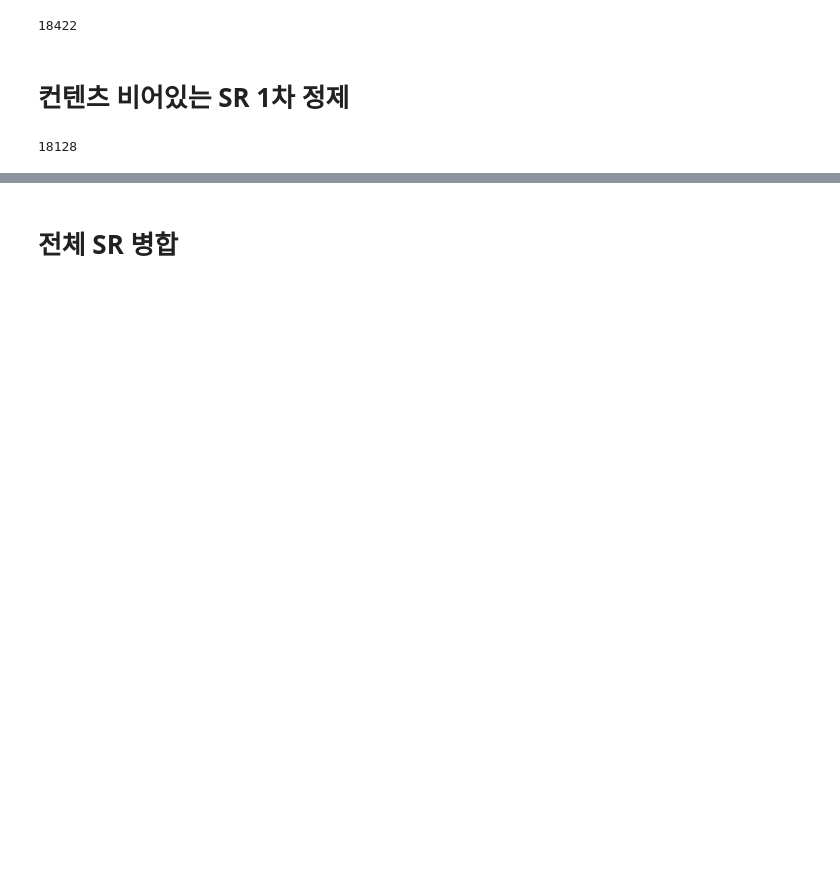
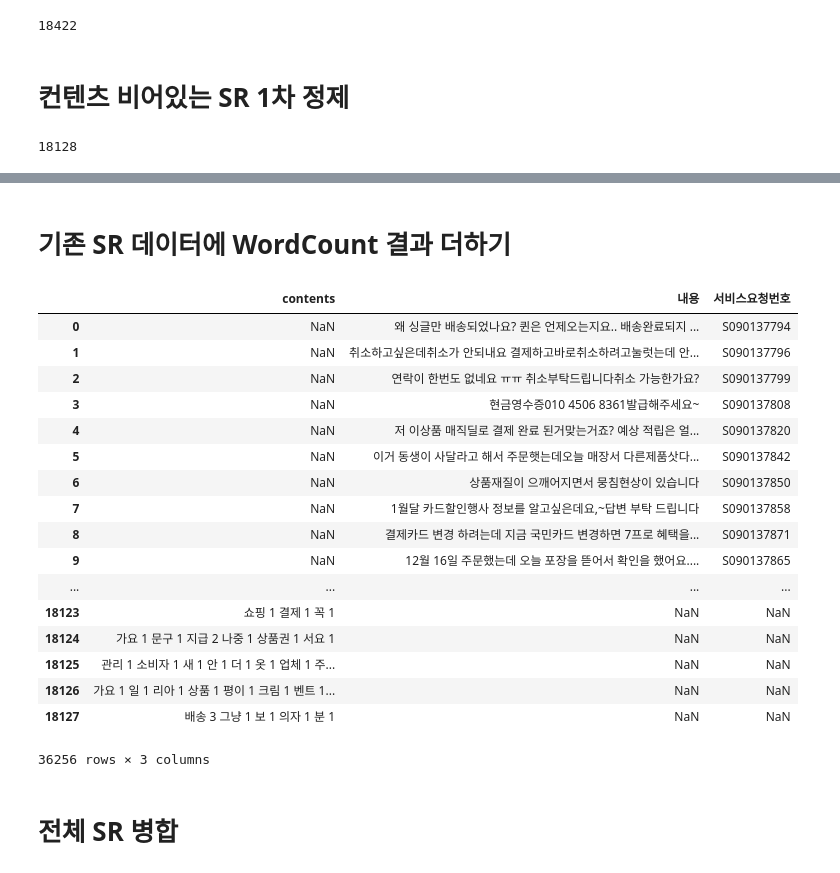
Before and after one commit to neep305/python-data-analysis, a Jupyter notebook: sr_data_analysis.ipynb, the cells around one changed output, grey strips where cells are left out. Drawn from its saved outputs; the diff is of its cells as text; code cells hidden in the pictures; blank space fills up the shorter version.

Commit message:
modified sr_data_analysis

```diff
--- a/sr_data_analysis.ipynb
+++ b/sr_data_analysis.ipynb
@@ -111,0 +96,3 @@ Counter({'배송': 1, '배송완료': 1, '싱글': 1, '완료': 1, '퀸': 1, '
+# %%
+for letter in count:
+    print(letter, count[letter])
@@ -111,0 +107,4 @@ Counter({'배송': 1, '배송완료': 1, '싱글': 1, '완료': 1, '퀸': 1, '
+# %%
+arrTempRow = []
+for letter in count:
+    arrTempRow.append(letter + " " + str(count[letter]))
@@ -137,5 +152,12 @@ len(arrContents)
 # %%
+arrTotal = []
 for row in arrContents:
-    row_nouns = k.nouns(row)
+    # arrRow = []
+    row_nouns = t.nouns(row)
     row_counter = Counter(row_nouns)
-    print(row_counter)
+    arrTempRow = []
+
+    for letter in row_counter:
+        arrTempRow.append(letter + " " + str(row_counter[letter]))
+    completedRow = ' '.join(arrTempRow)
+    arrTotal.append(completedRow)
@@ -159,0 +189,3 @@ Counter({'정보': 1, '일': 1, '오늘': 1, '3': 1, '상품': 1, '배송': 1, '
+# %%
+df1 = pd.DataFrame(arrTotal, columns=['contents'])
+df1['contents']
@@ -160,3 +210,26 @@ Counter({'정보': 1, '일': 1, '오늘': 1, '3': 1, '상품': 1, '배송': 1, '
+# %% [markdown]
+# 기존 SR 데이터에 WordCount 결과 더하기
+# %%
+pd.concat([df_sr_filter, df1])
+# %% [output]
+|  | contents | 내용 | 서비스요청번호 |
+| 0 | NaN | 왜 싱글만 배송되었나요? 퀸은 언제오는지요.. 배송완료되지 ... | S090137794 |
+| 1 | NaN | 취소하고싶은데취소가 안되내요 결제하고바로취소하려고눌럿는데 안... | S090137796 |
+| 2 | NaN | 연락이 한번도 없네요 ㅠㅠ 취소부탁드립니다취소 가능한가요? | S090137799 |
+| 3 | NaN | 현금영수증010 4506 8361발급해주세요~ | S090137808 |
+| 4 | NaN | 저 이상품 매직딜로 결제 완료 된거맞는거죠? 예상 적립은 얼... | S090137820 |
+| 5 | NaN | 이거 동생이 사달라고 해서 주문햇는데오늘 매장서 다른제품삿다... | S090137842 |
+| 6 | NaN | 상품재질이 으깨어지면서 뭉침현상이 있습니다 | S090137850 |
+| 7 | NaN | 1월달 카드할인행사 정보를 알고싶은데요,~답변 부탁 드립니다 | S090137858 |
+| 8 | NaN | 결제카드 변경 하려는데 지금 국민카드 변경하면 7프로 혜택을... | S090137871 |
+| 9 | NaN | 12월 16일 주문했는데 오늘 포장을 뜯어서 확인을 했어요.... | S090137865 |
+| ... | ... | ... | ... |
+| 18123 | 쇼핑 1 결제 1 꼭 1 | NaN | NaN |
+| 18124 | 가요 1 문구 1 지급 2 나중 1 상품권 1 서요 1 | NaN | NaN |
+| 18125 | 관리 1 소비자 1 새 1 안 1 더 1 옷 1 업체 1 주... | NaN | NaN |
+| 18126 | 가요 1 일 1 리아 1 상품 1 평이 1 크림 1 벤트 1... | NaN | NaN |
+| 18127 | 배송 3 그냥 1 보 1 의자 1 분 1 | NaN | NaN |
+36256 rows × 3 columns
 # %% [markdown]
 # 전체 SR 병합
 # %%
```
Also changed, not shown: parts of 28 cells of this notebook.
